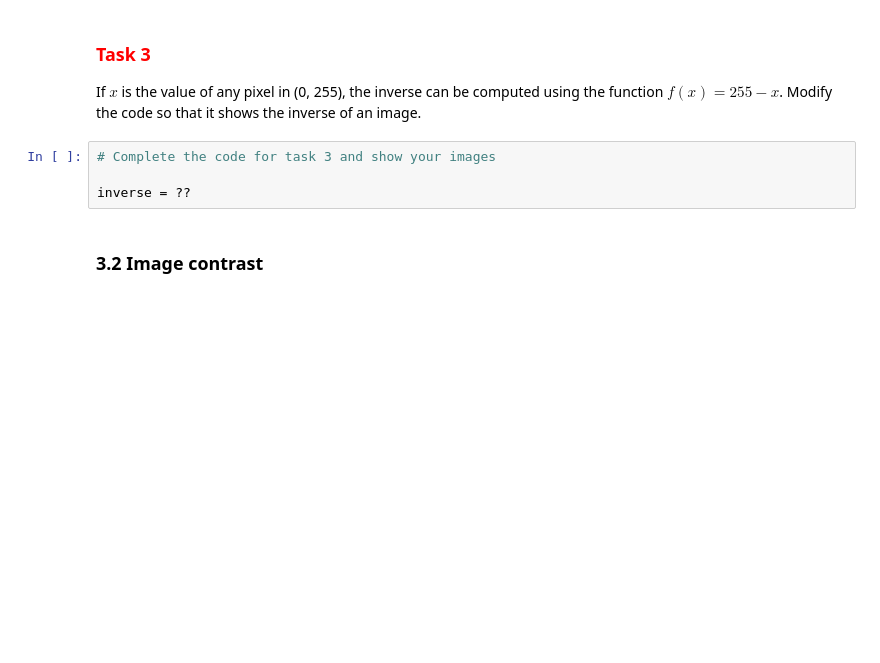
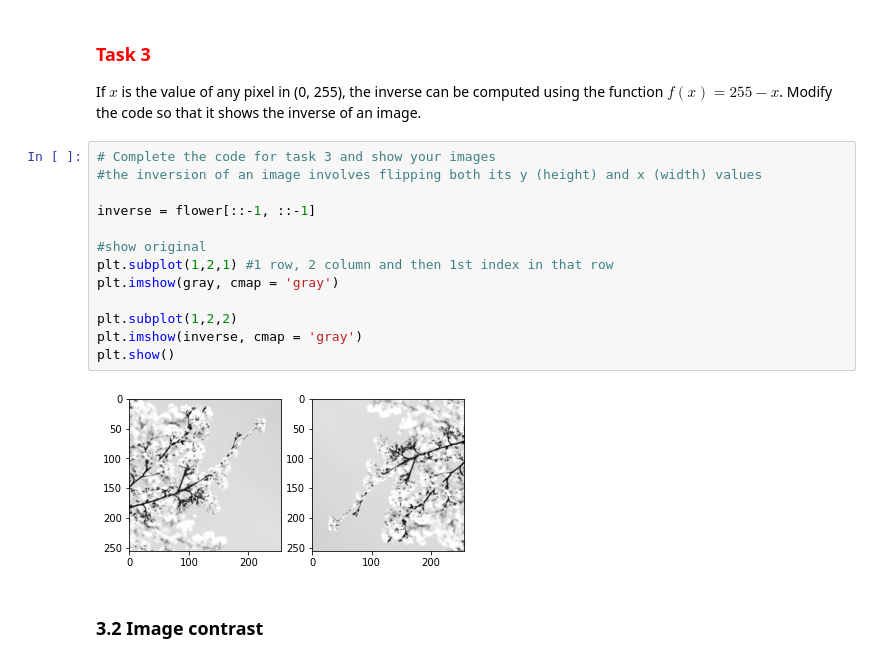
Before and after one commit to liam-michel/ai-labs, a Jupyter notebook: COM2028_Week_7_Lab_ImgProcessing.ipynb, the cells around one changed output. Cells and saved outputs as stored; diff of their text form; blank space fills up the shorter version.

```diff
--- a/COM2028_Week_7_Lab_ImgProcessing.ipynb
+++ b/COM2028_Week_7_Lab_ImgProcessing.ipynb
@@ -193,10 +206,21 @@ plt.show()
 # %% [markdown]
 ### <font color='red'>Task 3</font>
 If $x$ is the value of any pixel in (0, 255), the inverse can be computed using the function $f(x) = 255 - x$. Modify the code so that it shows the inverse of an image.
-# %%
-# Complete the code for task 3 and show your images
-
-inverse = ??
+# %%
+# Complete the code for task 3 and show your images
+#the inversion of an image involves flipping both its y (height) and x (width) values
+
+inverse = flower[::-1, ::-1]
+
+#show original
+plt.subplot(1,2,1) #1 row, 2 column and then 1st index in that row
+plt.imshow(gray, cmap = 'gray')
+
+plt.subplot(1,2,2)
+plt.imshow(inverse, cmap = 'gray')
+plt.show()
+# %% [output]
+[figure, added]
 # %% [markdown]
 ### 3.2 Image contrast
 # %% [markdown]
```
Also changed, not shown: parts of 21 cells of this notebook.
